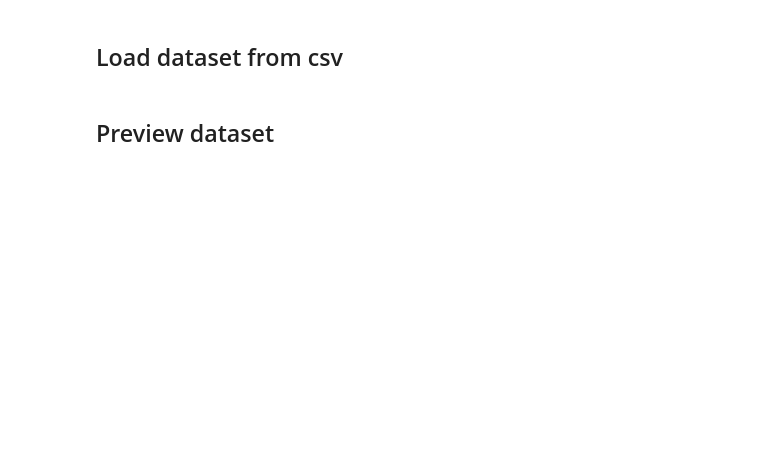
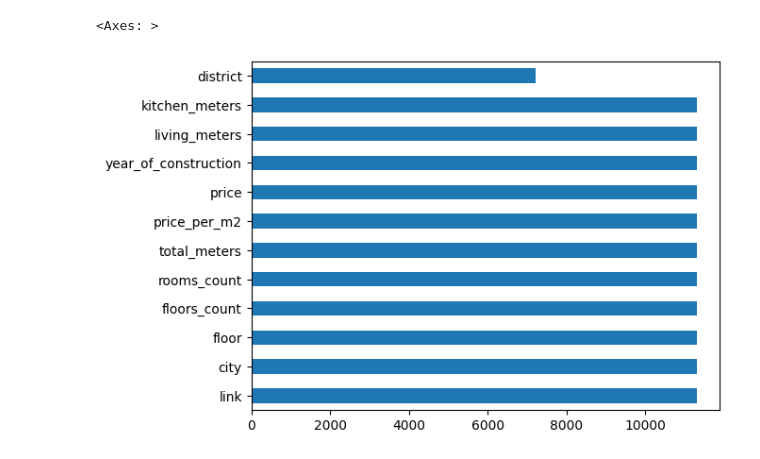
Before and after one commit to morozpr/ml-intensive, a Jupyter notebook: prepareDataSet.ipynb, the cells around one changed output. Drawn from its saved outputs; the diff is of its cells as text; code cells hidden in the pictures; blank space fills up the shorter version.

```diff
--- a/prepareDataSet.ipynb
+++ b/prepareDataSet.ipynb
@@ -6,4 +8,2 @@ import matplotlib as plt
 %matplotlib inline
-# %% [markdown]
-## Load dataset from csv
 # %%
@@ -11,2 +12,22 @@ dataSet = pd.read_csv('all_data.csv',sep=';', encoding="cp1251")
-# %% [markdown]
-## Preview dataset
+# %%
+# Delete not need columns
+dataSet = dataSet.drop(
+    columns={
+        "Unnamed: 0",
+        "author",
+        "author_type",
+        "deal_type",
+        "accommodation_type",
+        "phone",
+        "underground",
+        "residential_complex",
+        "street",
+    },
+    axis=1,
+)
+# %%
+# Нарисовать граф с точностью DataSet
+dataSet.count().plot(kind='barh')
+# %% [output]
+<Axes: >
+[figure, added]
```
Also changed, not shown: parts of 17 cells of this notebook.
